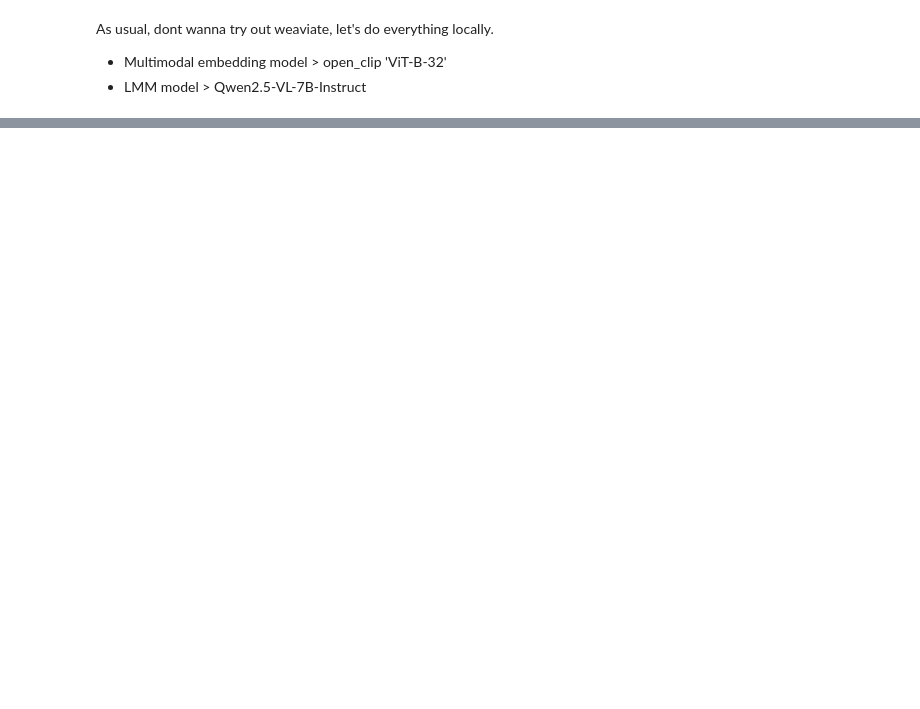
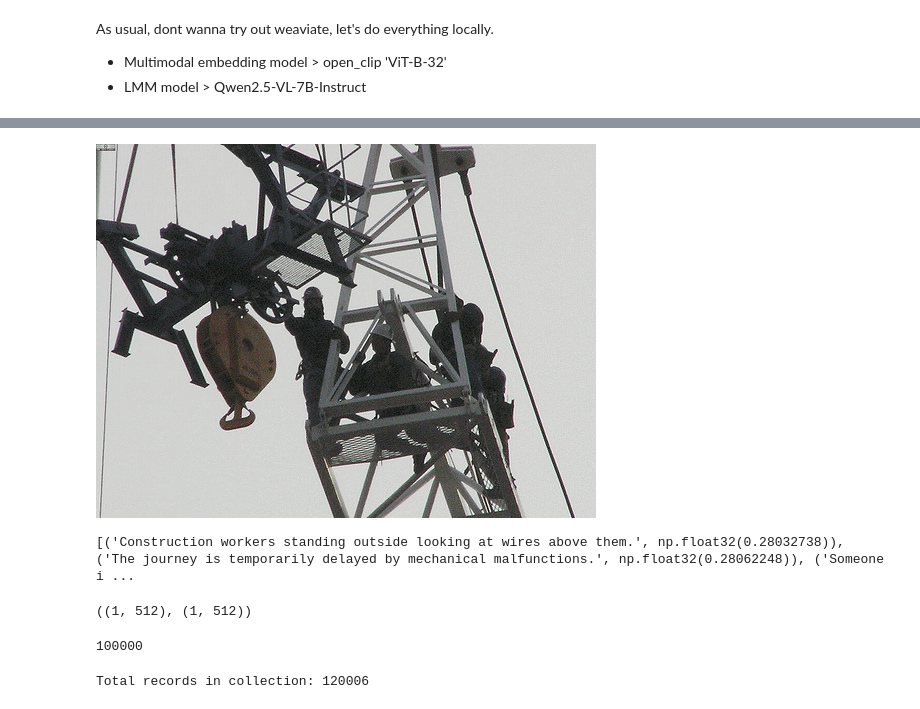
Before and after one commit to zhiyong9654/ml_practice, a Jupyter notebook: 20250224_multimodal_rag/04.multimodal_rag.ipynb, the cells around one changed output, grey strips where cells are left out. Drawn from its saved outputs; the diff is of its cells as text; code cells hidden in the pictures; blank space fills up the shorter version.

```diff
--- a/20250224_multimodal_rag/04.multimodal_rag.ipynb
+++ b/20250224_multimodal_rag/04.multimodal_rag.ipynb
@@ -16,13 +16,3 @@ from PIL import Image
 model, _, preprocess = open_clip.create_model_and_transforms('ViT-B-32', pretrained='laion2b_s34b_b79k')
 model.eval()  # model in train mode by default, impacts some models with BatchNorm or stochastic depth active
 tokenizer = open_clip.get_tokenizer('ViT-B-32')
-# %%
-from torch.utils.data import DataLoader
-dataset = load_dataset('nlphuji/flickr30k')
-
-# Have to load each image individually, no batching
-processed_images = []
-captions_tokens = []
-for sample in tqdm(dataset['test']):
-    processed_images.append(preprocess(sample['image']).unsqueeze(0))
-    captions_tokens.append(tokenizer(sample['caption']))
@@ -54,7 +113,7 @@ for i, sample in enumerate(tqdm(dataset['test'])):
         captions.append(caption)
 
     # prevent oom
-    if i == 20000:
+    if i == 1000:
         break
 # %%
 # Batch and convert into embeddings
@@ -125,0 +273,15 @@ ValueError: Expected metadata value to be a str, int, float or bool, got [[[  0
+# %%
+Image.fromarray(image_nps[1])
+# %% [output]
+[figure, added]
+# %%
+img_emb = np_image_embeddings[1]
+scores = np.dot(np_text_embeddings, img_emb)
+top_k = np.argsort(scores)[-10:]
+print([(captions[i], scores[i]) for i in top_k])
+# %% [output]
+[('Construction workers standing outside looking at wires above them.', np.float32(0.28032738)), ('The journey is temporarily delayed by mechanical malfunctions.', np.float32(0.28062248)), ('Someone i ...
+# %%
+collection.get(image_id_batch[0], include=['embeddings'])['embeddings'].shape, collection.get(caption_id_batch[0], include=['embeddings'])['embeddings'].shape
+# %% [output]
+((1, 512), (1, 512))
@@ -125,0 +294,8 @@ ValueError: Expected metadata value to be a str, int, float or bool, got [[[  0
+# %%
+len(test[0])
+# %% [output]
+100000
+# %%
+print("Total records in collection:", collection.count())
+# %% [output]
+Total records in collection: 120006
```
Also changed, not shown: parts of 24 cells of this notebook, 1 other file.
